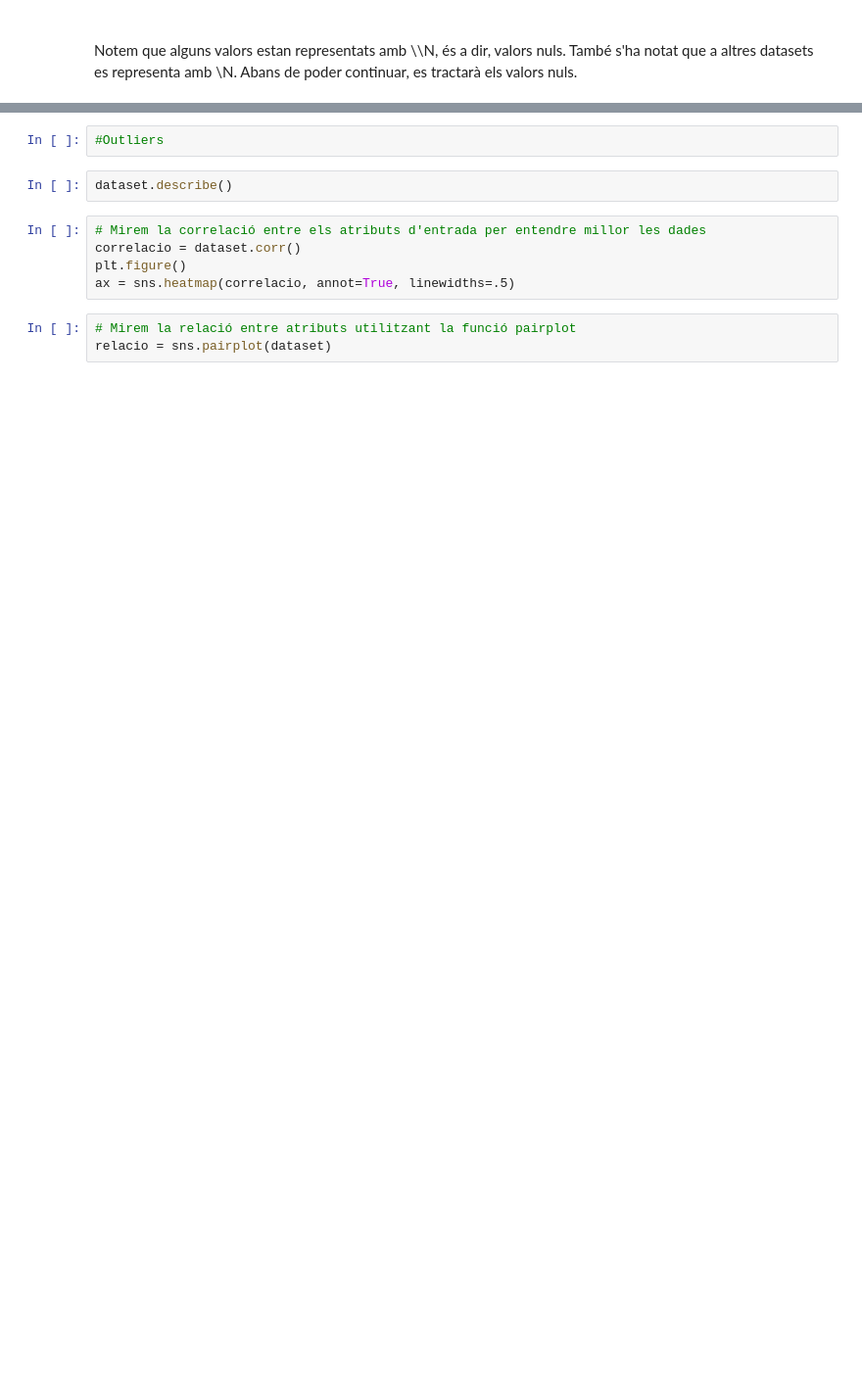
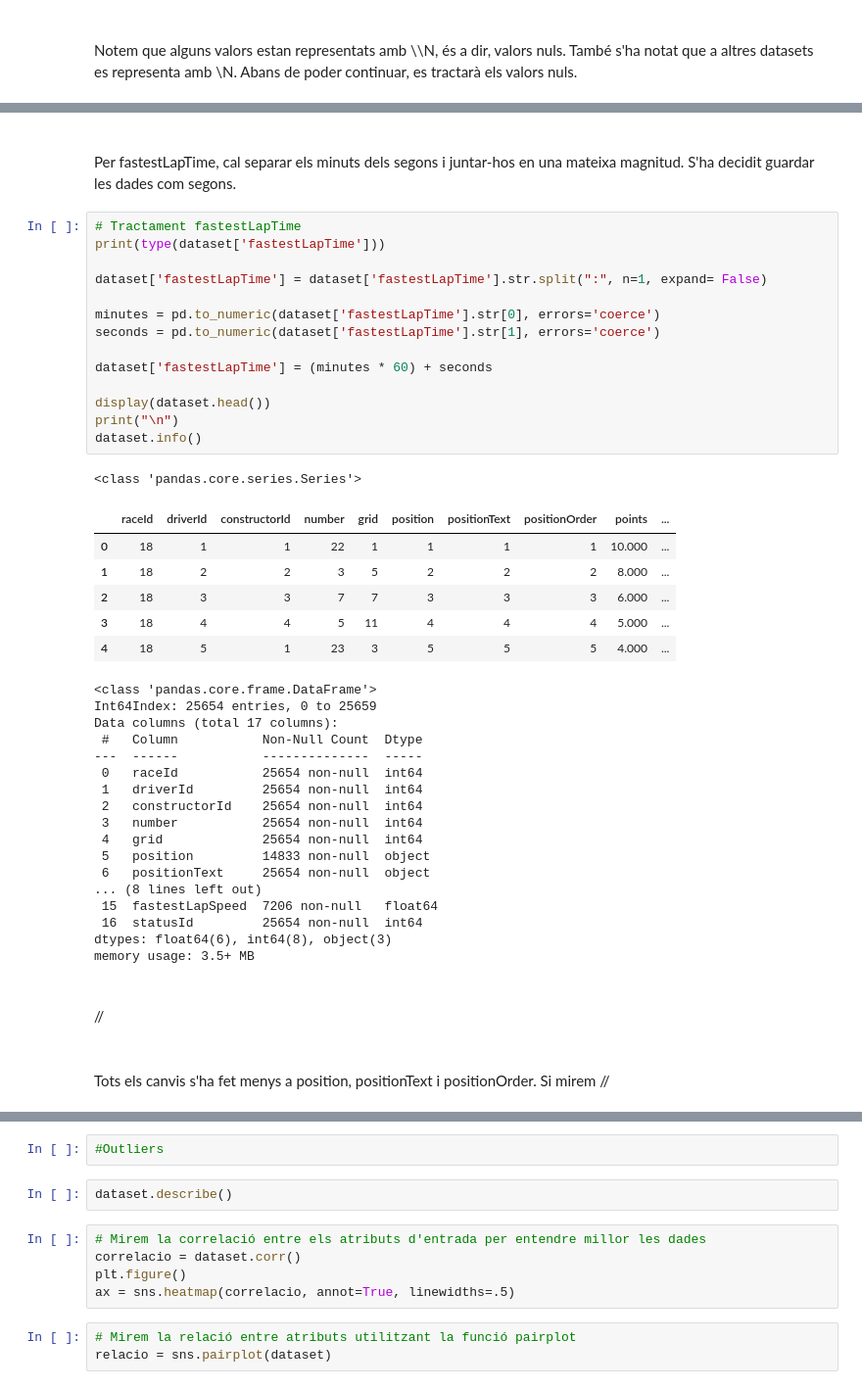
Before and after one commit to Nara-On/Practica3APC-Kaggle, a Jupyter notebook: Practica3APC-Kaggle.ipynb, the cells around one changed output, grey strips where cells are left out. Shown at 98% size. Cells and saved outputs as stored; diff of their text form; blank space fills up the shorter version.

```diff
--- a/Practica3APC-Kaggle.ipynb
+++ b/Practica3APC-Kaggle.ipynb
@@ -450 +524,52 @@ results = results[~results['number'].isnull()]
+# %% [markdown]
+<br >
+
+Per fastestLapTime, cal separar els minuts dels segons i juntar-hos en una mateixa magnitud. S'ha decidit guardar les dades com segons.
+# %%
+# Tractament fastestLapTime
+print(type(dataset['fastestLapTime']))
+
+dataset['fastestLapTime'] = dataset['fastestLapTime'].str.split(":", n=1, expand= False)
+
+minutes = pd.to_numeric(dataset['fastestLapTime'].str[0], errors='coerce')
+seconds = pd.to_numeric(dataset['fastestLapTime'].str[1], errors='coerce')
+
+dataset['fastestLapTime'] = (minutes * 60) + seconds
+
+display(dataset.head())
+print("\n")
+dataset.info()
+# %% [output]
+<class 'pandas.core.series.Series'>
+|  | raceId | driverId | constructorId | number | grid | position | positionText | positionOrder | points | ... |
+| 0 | 18 | 1 | 1 | 22 | 1 | 1 | 1 | 1 | 10.000 | ... |
+| 1 | 18 | 2 | 2 | 3 | 5 | 2 | 2 | 2 | 8.000 | ... |
+| 2 | 18 | 3 | 3 | 7 | 7 | 3 | 3 | 3 | 6.000 | ... |
+| 3 | 18 | 4 | 4 | 5 | 11 | 4 | 4 | 4 | 5.000 | ... |
+| 4 | 18 | 5 | 1 | 23 | 3 | 5 | 5 | 5 | 4.000 | ... |
+<class 'pandas.core.frame.DataFrame'>
+Int64Index: 25654 entries, 0 to 25659
+Data columns (total 17 columns):
+ #   Column           Non-Null Count  Dtype
+---  ------           --------------  -----
+ 0   raceId           25654 non-null  int64
+ 1   driverId         25654 non-null  int64
+ 2   constructorId    25654 non-null  int64
+ 3   number           25654 non-null  int64
+ 4   grid             25654 non-null  int64
+ 5   position         14833 non-null  object
+ 6   positionText     25654 non-null  object
+... (8 lines left out)
+ 15  fastestLapSpeed  7206 non-null   float64
+ 16  statusId         25654 non-null  int64
+dtypes: float64(6), int64(8), object(3)
+memory usage: 3.5+ MB
+# %% [markdown]
+<br >
+
+//
+# %% [markdown]
+<br>
+
+Tots els canvis s'ha fet menys a position, positionText i positionOrder. Si mirem //
 # %%
```
Also changed, not shown: parts of 13 cells of this notebook.
